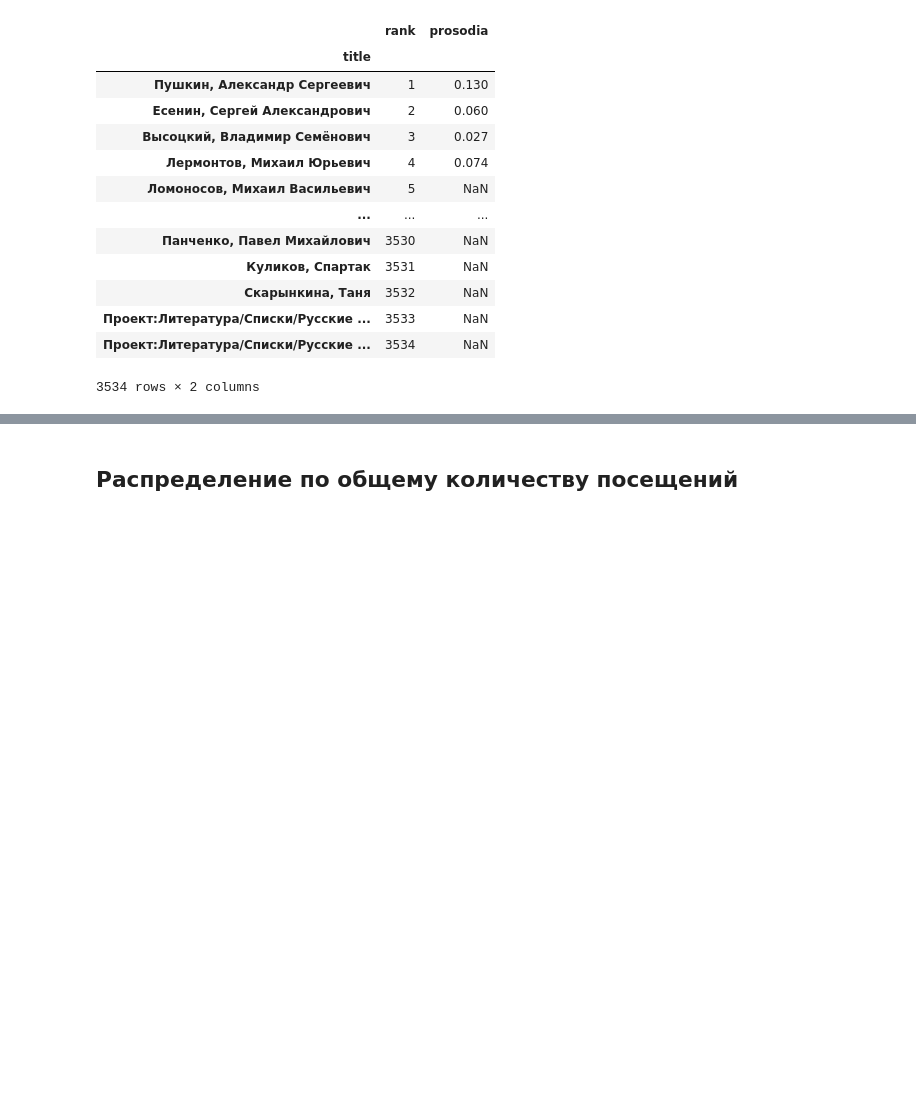
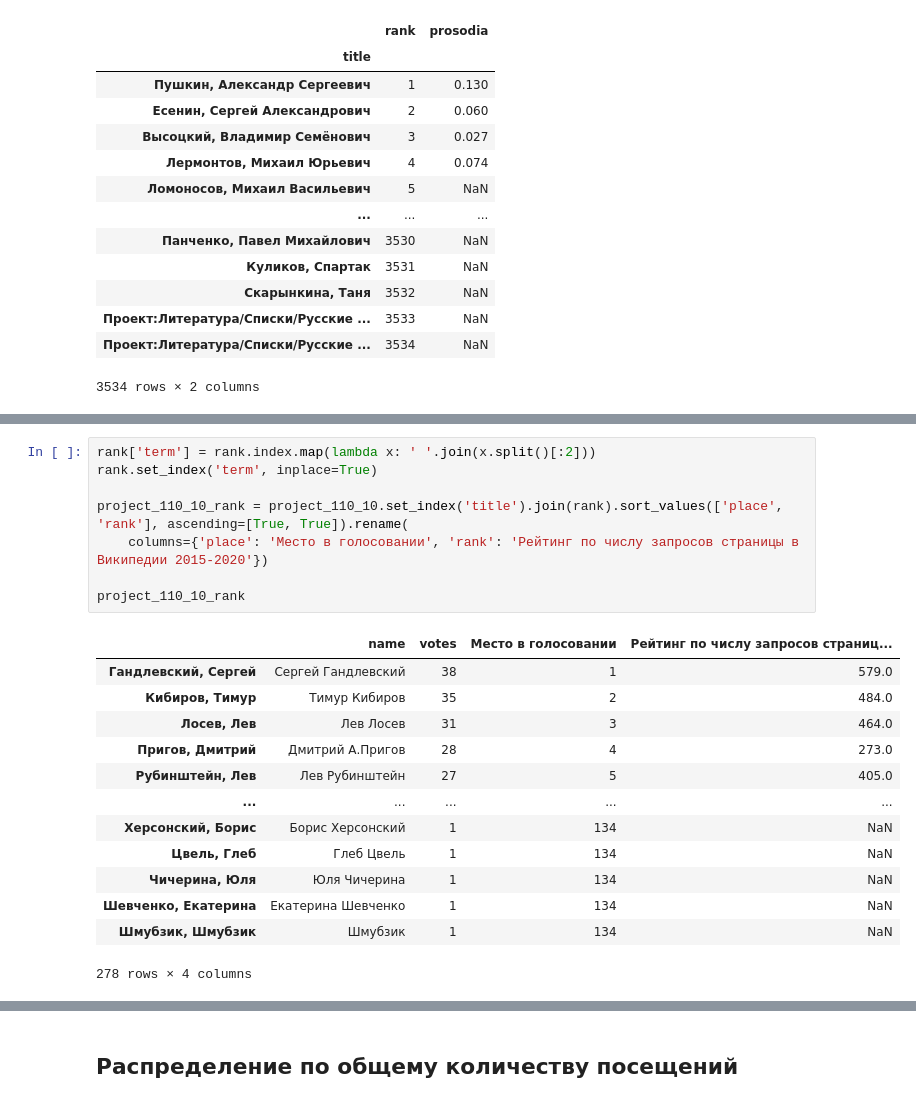
Before and after one commit to agbragin/russian-poetry-wikipedia-stats, a Jupyter notebook: 05-analysis.ipynb, the cells around one changed output, grey strips where cells are left out. Drawn from its saved outputs; the diff is of its cells as text; blank space fills up the shorter version.

```diff
--- a/05-analysis.ipynb
+++ b/05-analysis.ipynb
@@ -274,0 +300,22 @@ rank.join(prosodia_survey)
+# %%
+rank['term'] = rank.index.map(lambda x: ' '.join(x.split()[:2]))
+rank.set_index('term', inplace=True)
+
+project_110_10_rank = project_110_10.set_index('title').join(rank).sort_values(['place', 'rank'], ascending=[True, True]).rename(
+    columns={'place': 'Место в голосовании', 'rank': 'Рейтинг по числу запросов страницы в Википедии 2015-2020'})
+
+project_110_10_rank
+# %% [output]
+|  | name | votes | Место в голосовании | Рейтинг по числу запросов страниц... |
+| Гандлевский, Сергей | Сергей Гандлевский | 38 | 1 | 579.0 |
+| Кибиров, Тимур | Тимур Кибиров | 35 | 2 | 484.0 |
+| Лосев, Лев | Лев Лосев | 31 | 3 | 464.0 |
+| Пригов, Дмитрий | Дмитрий А.Пригов | 28 | 4 | 273.0 |
+| Рубинштейн, Лев | Лев Рубинштейн | 27 | 5 | 405.0 |
+| ... | ... | ... | ... | ... |
+| Херсонский, Борис | Борис Херсонский | 1 | 134 | NaN |
+| Цвель, Глеб | Глеб Цвель | 1 | 134 | NaN |
+| Чичерина, Юля | Юля Чичерина | 1 | 134 | NaN |
+| Шевченко, Екатерина | Екатерина Шевченко | 1 | 134 | NaN |
+| Шмубзик, Шмубзик | Шмубзик | 1 | 134 | NaN |
+278 rows × 4 columns
```
Also changed, not shown: parts of 5 cells of this notebook.
